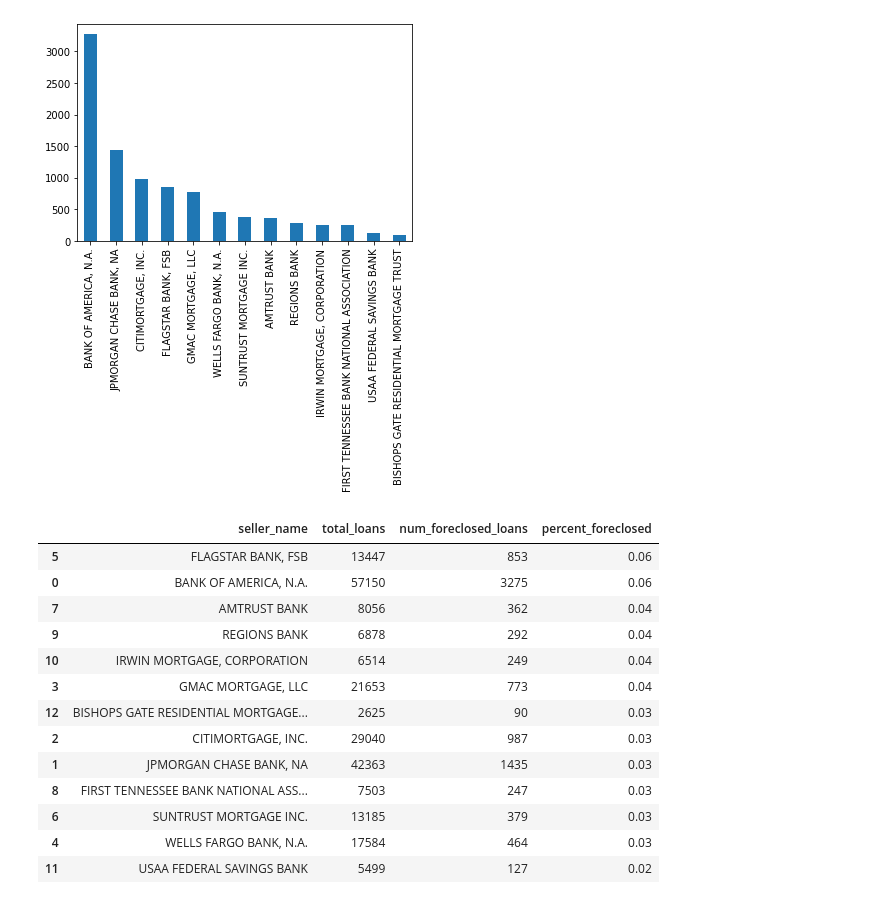
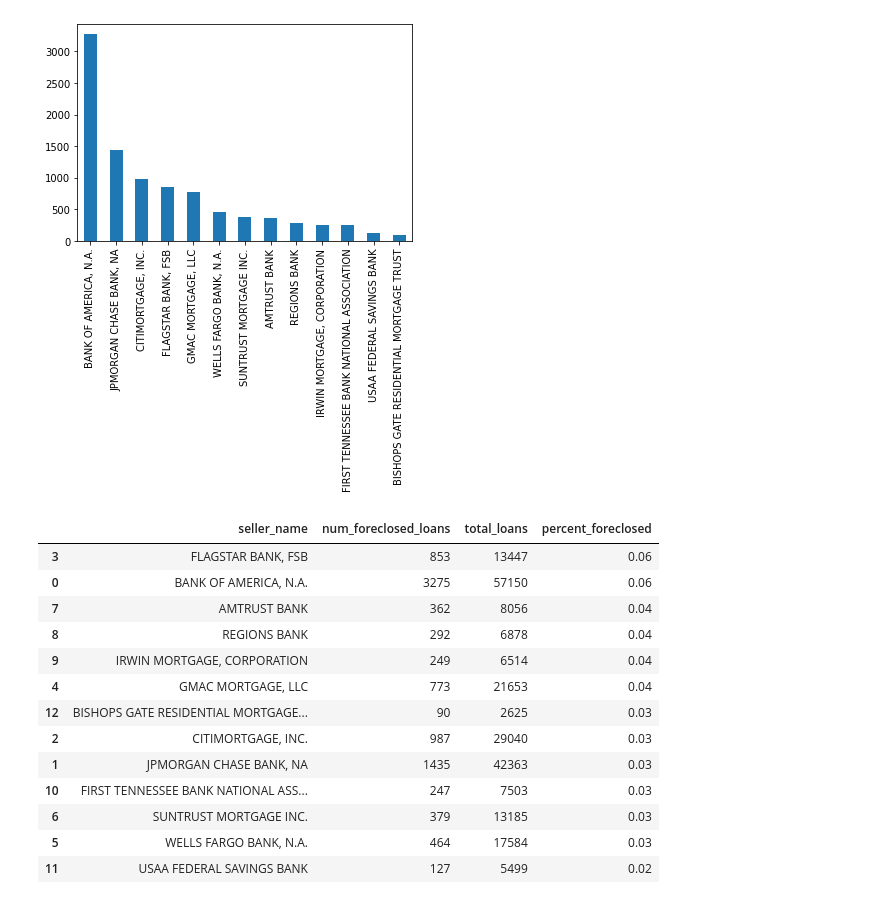
Before and after one commit to jcabiles/AnalysisPractice, a Jupyter notebook: foreclosed_loans_analysis/Analysis of Foreclosed Loans.ipynb, the cells around one changed output. Saved outputs shown, nothing was run; the diff lists cells and outputs as text; code cells hidden in the pictures.

```diff
--- a/foreclosed_loans_analysis/Analysis of Foreclosed Loans.ipynb
+++ b/foreclosed_loans_analysis/Analysis of Foreclosed Loans.ipynb
@@ -209,29 +209,29 @@ all_loans[all_loans.foreclosure_flag == 1]['seller_name'].value_counts().plot.ba
 # %%
 # foreclosed loans aggregates
 all_loans_aggs = pd.value_counts(all_loans['seller_name']).reset_index()
 all_loans_aggs.columns = ['seller_name', 'total_loans']
 
 
 # foreclosed loans aggregates
 foreclosed_aggs = pd.value_counts(all_loans[all_loans.foreclosure_flag == 1]['seller_name']).reset_index()
 foreclosed_aggs.columns = ['seller_name', 'num_foreclosed_loans']
 
 # compile results
-all_loans_aggs = all_loans_aggs.merge(foreclosed_aggs)
+all_loans_aggs = foreclosed_aggs.merge(all_loans_aggs)
 all_loans_aggs['percent_foreclosed'] = all_loans_aggs['num_foreclosed_loans']/all_loans_aggs['total_loans']
 all_loans_aggs.sort_values(by=['percent_foreclosed'], ascending=False)
 # %% [output]
-|  | seller_name | total_loans | num_foreclosed_loans | percent_foreclosed |
-| 5 | FLAGSTAR BANK, FSB | 13447 | 853 | 0.06 |
-| 0 | BANK OF AMERICA, N.A. | 57150 | 3275 | 0.06 |
-| 7 | AMTRUST BANK | 8056 | 362 | 0.04 |
-| 9 | REGIONS BANK | 6878 | 292 | 0.04 |
-| 10 | IRWIN MORTGAGE, CORPORATION | 6514 | 249 | 0.04 |
-| 3 | GMAC MORTGAGE, LLC | 21653 | 773 | 0.04 |
-| 12 | BISHOPS GATE RESIDENTIAL MORTGAGE... | 2625 | 90 | 0.03 |
-| 2 | CITIMORTGAGE, INC. | 29040 | 987 | 0.03 |
-| 1 | JPMORGAN CHASE BANK, NA | 42363 | 1435 | 0.03 |
-| 8 | FIRST TENNESSEE BANK NATIONAL ASS... | 7503 | 247 | 0.03 |
-| 6 | SUNTRUST MORTGAGE INC. | 13185 | 379 | 0.03 |
-| 4 | WELLS FARGO BANK, N.A. | 17584 | 464 | 0.03 |
-| 11 | USAA FEDERAL SAVINGS BANK | 5499 | 127 | 0.02 |
+|  | seller_name | num_foreclosed_loans | total_loans | percent_foreclosed |
+| 3 | FLAGSTAR BANK, FSB | 853 | 13447 | 0.06 |
+| 0 | BANK OF AMERICA, N.A. | 3275 | 57150 | 0.06 |
+| 7 | AMTRUST BANK | 362 | 8056 | 0.04 |
+| 8 | REGIONS BANK | 292 | 6878 | 0.04 |
+| 9 | IRWIN MORTGAGE, CORPORATION | 249 | 6514 | 0.04 |
+| 4 | GMAC MORTGAGE, LLC | 773 | 21653 | 0.04 |
+| 12 | BISHOPS GATE RESIDENTIAL MORTGAGE... | 90 | 2625 | 0.03 |
+| 2 | CITIMORTGAGE, INC. | 987 | 29040 | 0.03 |
+| 1 | JPMORGAN CHASE BANK, NA | 1435 | 42363 | 0.03 |
+| 10 | FIRST TENNESSEE BANK NATIONAL ASS... | 247 | 7503 | 0.03 |
+| 6 | SUNTRUST MORTGAGE INC. | 379 | 13185 | 0.03 |
+| 5 | WELLS FARGO BANK, N.A. | 464 | 17584 | 0.03 |
+| 11 | USAA FEDERAL SAVINGS BANK | 127 | 5499 | 0.02 |
```
